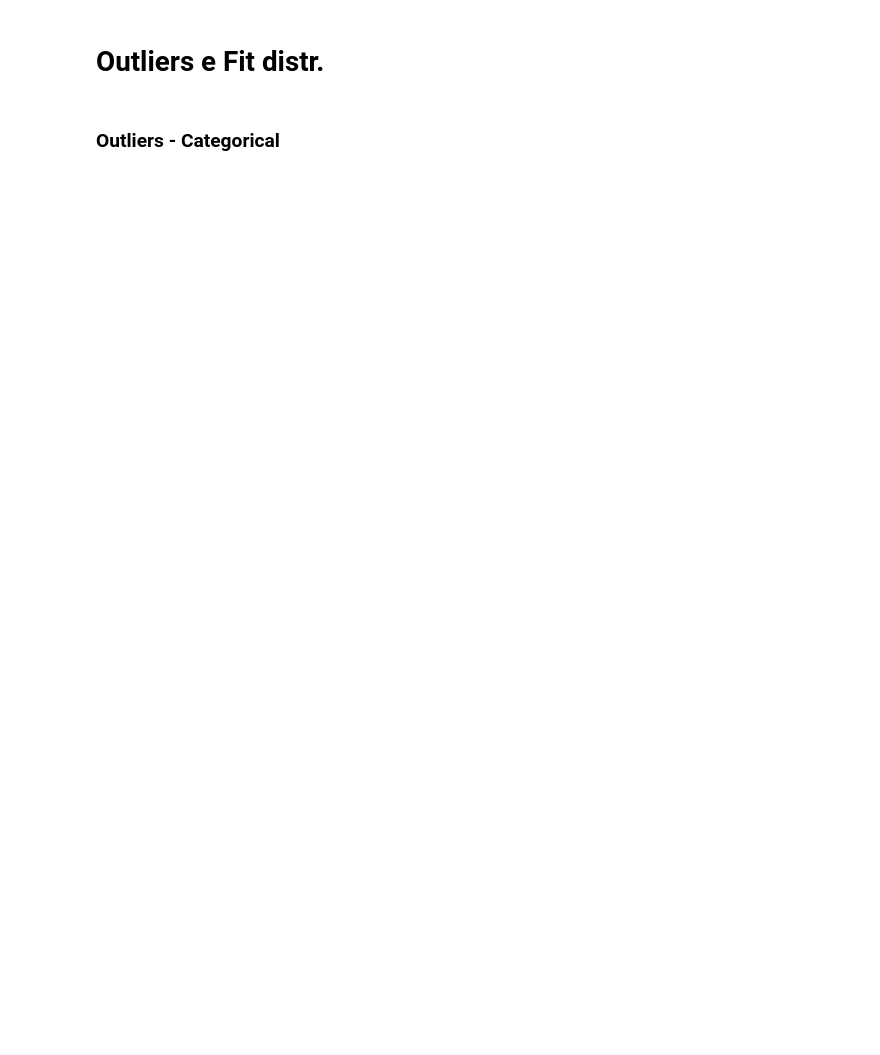
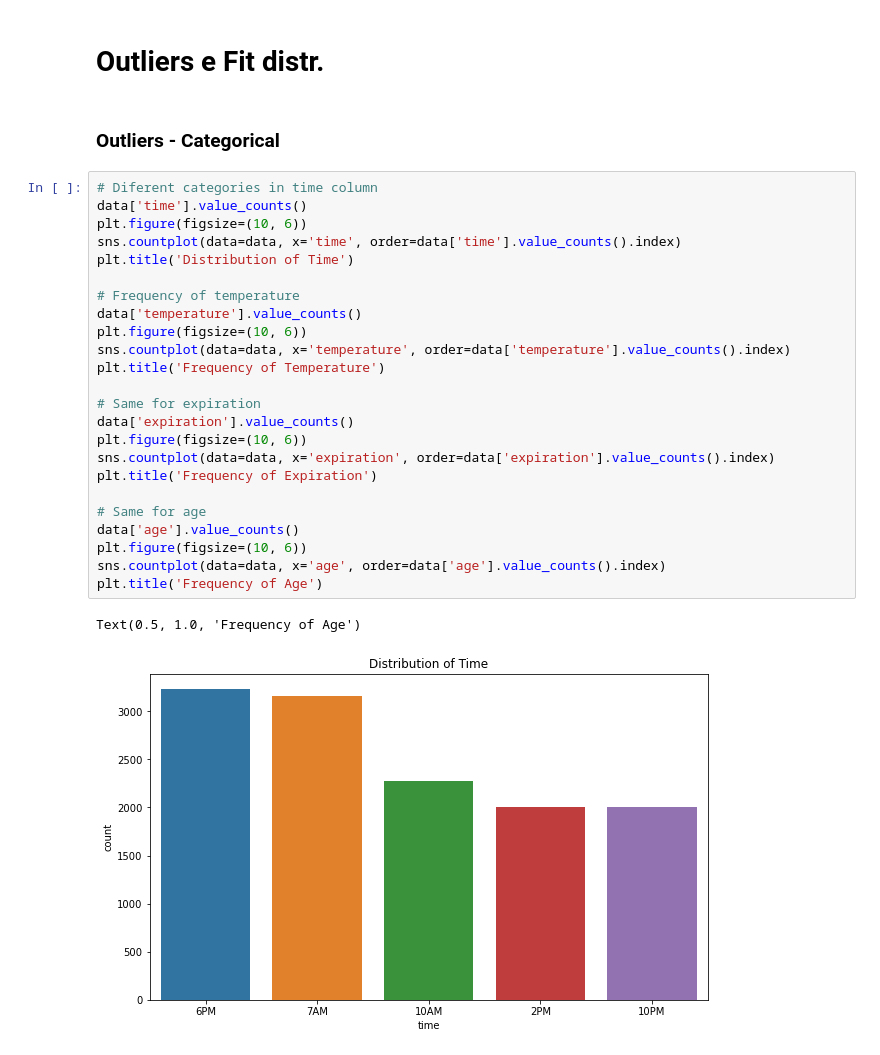
Before and after one commit to leobt23/Data_Mining, a Jupyter notebook: 1_eda/leo.ipynb, the cells around one changed output. Cells and saved outputs as stored; diff of their text form; blank space fills up the shorter version.

```diff
--- a/1_eda/leo.ipynb
+++ b/1_eda/leo.ipynb
@@ -112,3 +110,30 @@ plt.show()
 # Outliers e Fit distr.
 # %% [markdown]
 ### Outliers - Categorical
+# %%
+# Diferent categories in time column
+data['time'].value_counts()
+plt.figure(figsize=(10, 6))
+sns.countplot(data=data, x='time', order=data['time'].value_counts().index)
+plt.title('Distribution of Time')
+
+# Frequency of temperature
+data['temperature'].value_counts()
+plt.figure(figsize=(10, 6))
+sns.countplot(data=data, x='temperature', order=data['temperature'].value_counts().index)
+plt.title('Frequency of Temperature')
+
+# Same for expiration
+data['expiration'].value_counts()
+plt.figure(figsize=(10, 6))
+sns.countplot(data=data, x='expiration', order=data['expiration'].value_counts().index)
+plt.title('Frequency of Expiration')
+
+# Same for age
+data['age'].value_counts()
+plt.figure(figsize=(10, 6))
+sns.countplot(data=data, x='age', order=data['age'].value_counts().index)
+plt.title('Frequency of Age')
+# %% [output]
+Text(0.5, 1.0, 'Frequency of Age')
+[figure, added]
```
Also changed, not shown: parts of 15 cells of this notebook, 1 other file.
